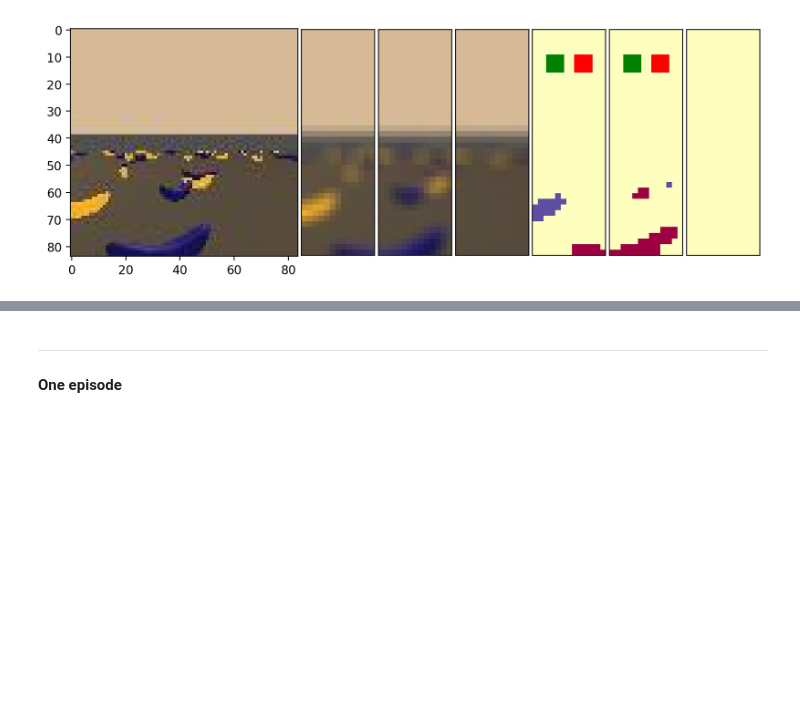
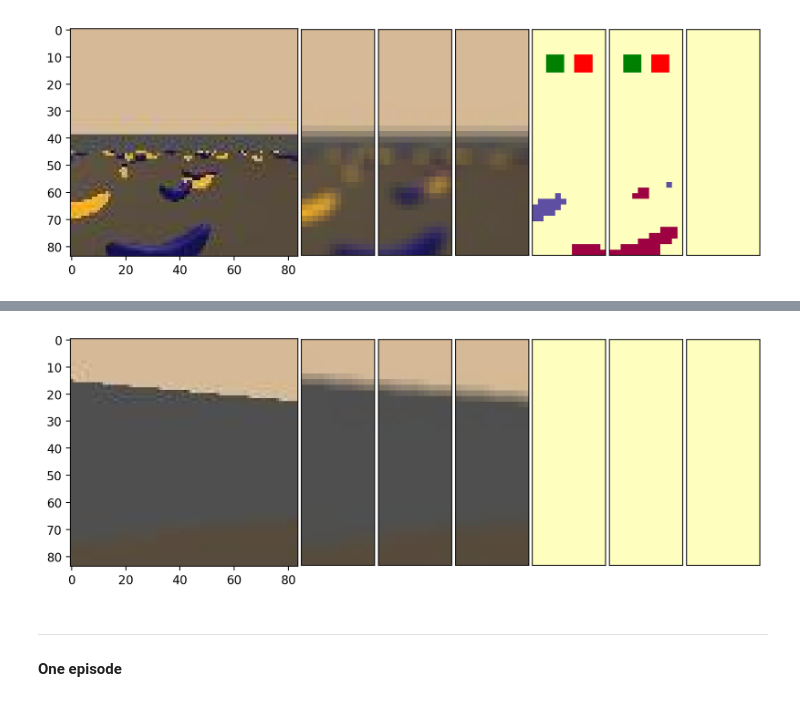
Before and after one commit to PierreMsy/DRL_navigation, a Jupyter notebook: 220816_raw_pixel_explo.ipynb, the cells around one changed output, grey strips where cells are left out. Saved outputs shown, nothing was run; the diff lists cells and outputs as text; code cells hidden in the pictures; blank space fills up the shorter version.

```diff
--- a/220816_raw_pixel_explo.ipynb
+++ b/220816_raw_pixel_explo.ipynb
@@ -495,0 +538,8 @@ plt.show();
+# %%
+env_info = env.reset(train_mode=True)[brain_name]
+state = env_info.visual_observations[0]
+
+state_rgb, output_rgb, output_hsv = create_ouptut_images(state)
+generate_auxiliarynet_image(state_rgb, output_rgb, output_hsv)
+# %% [output]
+[figure, added]
```
Also changed, not shown: parts of 13 cells of this notebook.
